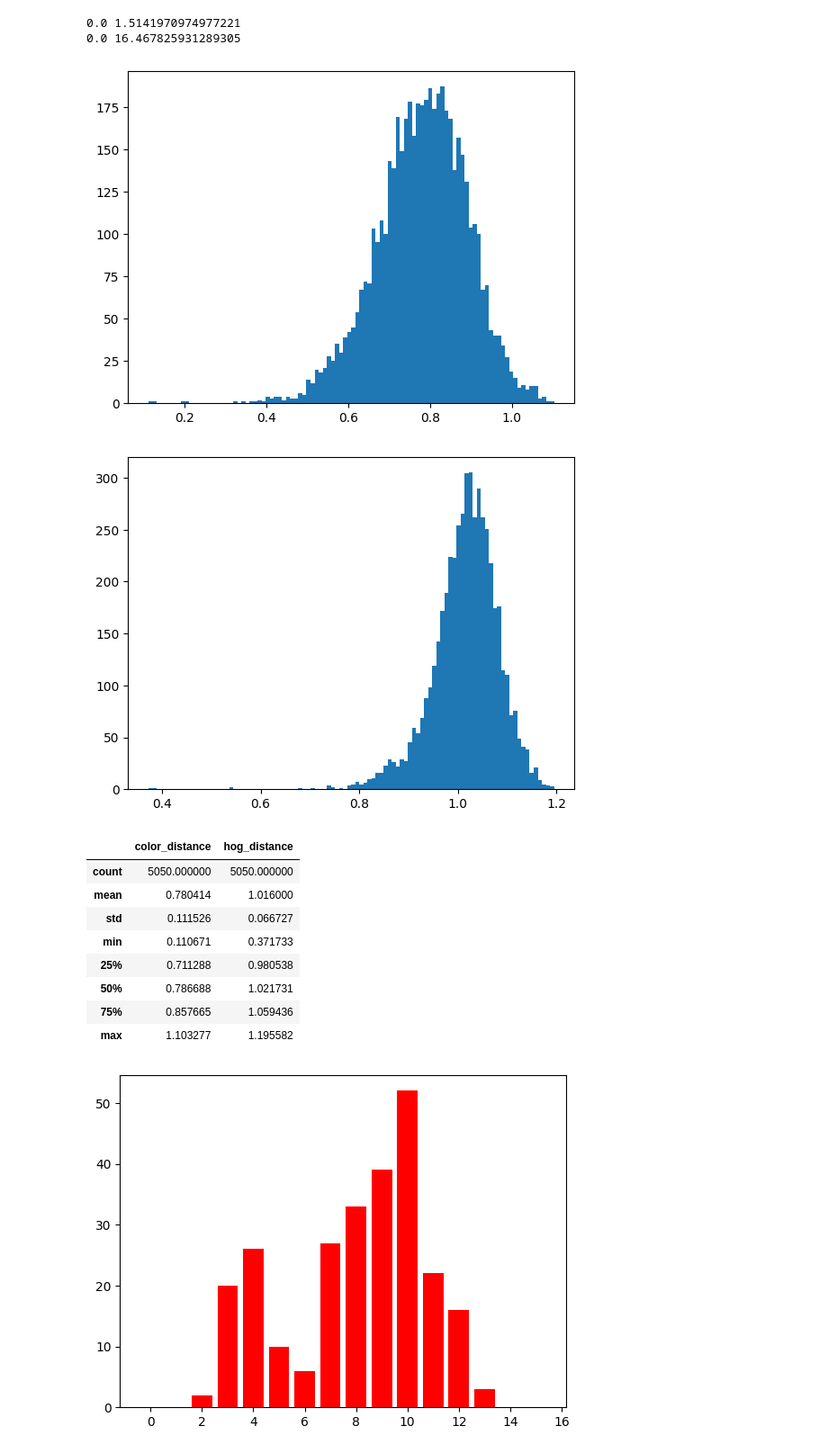
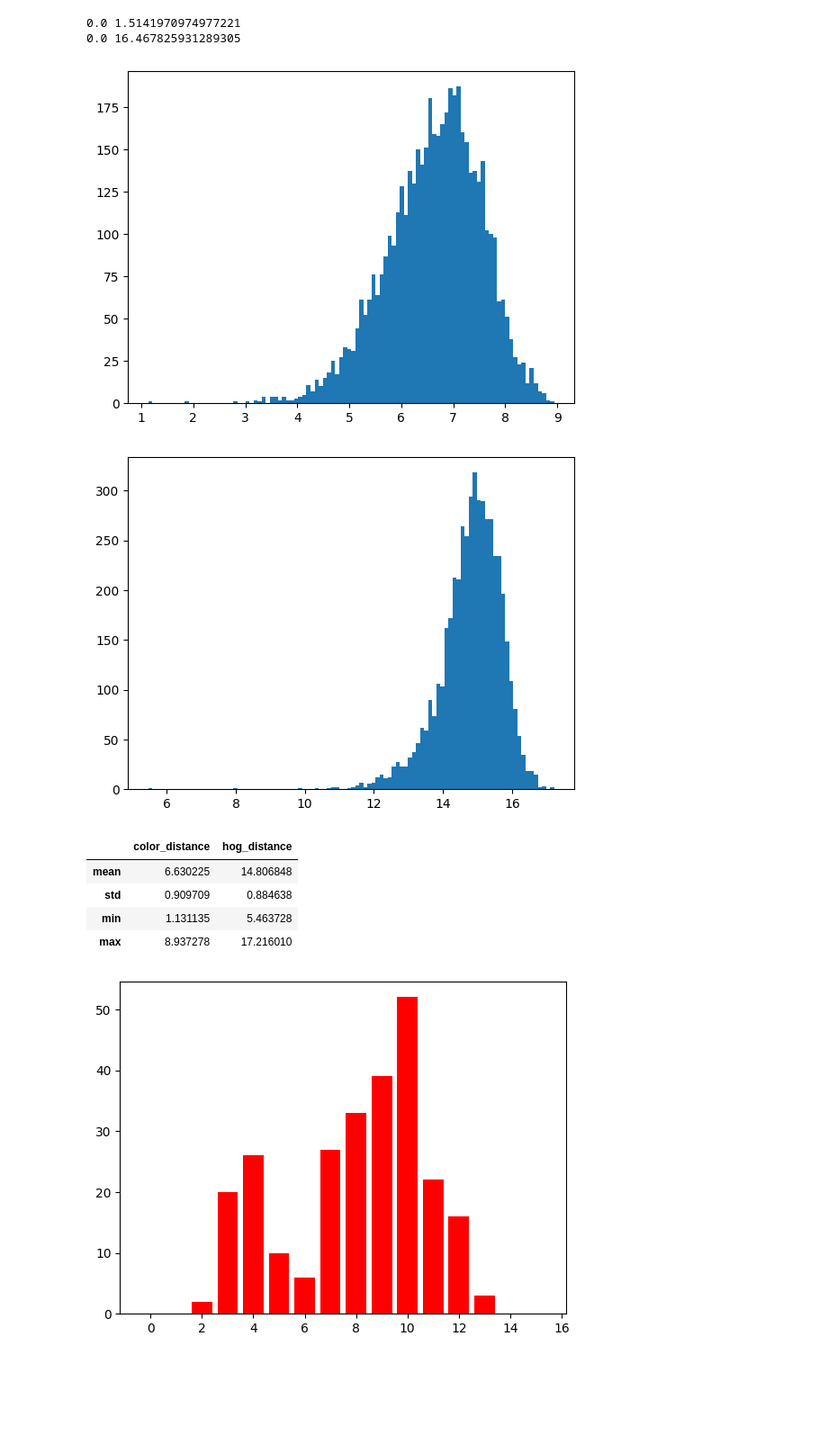
Before and after one commit to Khanhnvtb/Flower-classification-system, a Jupyter notebook: test.ipynb, the cells around one changed output. Shown: that part at 90% size. Drawn from its saved outputs; the diff is of its cells as text; code cells hidden in the pictures; blank space fills up the shorter version.

```diff
--- a/test.ipynb
+++ b/test.ipynb
@@ -80,8 +80,8 @@ color_feature = feature.color_histogram(image1)
 hog_feature = feature.hog(image1)
 
 list_distance = []
-color_distance = []
-hog_distance = []
+list_color_distance = []
+list_hog_distance = []
 
 for data in feature_data:
     label = data['label']
@@ -94,14 +94,14 @@ for data in feature_data:
 
     list_distance.append((label, distance))
 
-    color_distance.append(distance_color)
-    hog_distance.append(distance_hog)
+    list_color_distance.append(distance_color)
+    list_hog_distance.append(distance_hog)
 
 list_distance.sort(key=lambda x: x[1])
 list_distance = list_distance[:5]
 # print(list_distance)
-print(min(color_distance),  max(color_distance))
-print(min(hog_distance),  max(hog_distance))
+print(min(list_color_distance),  max(list_color_distance))
+print(min(list_hog_distance),  max(list_hog_distance))
 # %% [output]
 0.0 1.5141970974977221
 0.0 16.467825931289305
@@ -110,21 +110,23 @@ import json
 import numpy as np
 
 # Đọc dữ liệu từ file JSON
-with open('data2.json', 'r') as f:
+
+with open('data3.json', 'r', encoding='utf-8') as f:
     data = json.load(f)
     data = data['data']
 
-color_distance = []
-hog_distance = []
+list_color_distance = []
+list_hog_distance = []
+
 for i in range(len(data)):
     for j in range(i+1, len(data)):
-        color_feature1 = np.array(data[i]['color_feature']) / np.linalg.norm(np.array(data[i]['color_feature']))
-        color_feature2 = np.array(data[j]['color_feature']) / np.linalg.norm(np.array(data[j]['color_feature']))
-        hog_feature1 = np.array(data[i]['hog_feature']) / np.linalg.norm(np.array(data[i]['hog_feature']))
-        hog_feature2 = np.array(data[j]['hog_feature']) / np.linalg.norm(np.array(data[j]['hog_feature']))
+        color_feature1 = np.array(data[i]['color_feature'])
+        color_feature2 = np.array(data[j]['color_feature'])
+        hog_feature1 = np.array(data[i]['hog_feature'])
+        hog_feature2 = np.array(data[j]['hog_feature'])
 
         distance_color = np.linalg.norm(color_feature1 - color_feature2)
         distance_hog = np.linalg.norm(hog_feature1 - hog_feature2)
 
-        color_distance.append(distance_color)
-        hog_distance.append(distance_hog)
+        list_color_distance.append(distance_color)
+        list_hog_distance.append(distance_hog)
@@ -133,33 +133,28 @@ color_distance.sort()
 # %%
-
 # trực quan phân bố color_distance
 import matplotlib.pyplot as plt
-plt.hist(color_distance, bins=100)
+plt.hist(list_color_distance, bins=100)
 plt.show()
 # %% [output]
-[figure, old version]
+[figure, new version]
 # %%
 # trực quan phân bố color_distance
 import matplotlib.pyplot as plt
-plt.hist(hog_distance, bins=100)
+plt.hist(list_hog_distance, bins=100)
 plt.show()
 # %% [output]
-[figure, old version]
+[figure, new version]
 # %%
 import pandas as pd
 
-df = pd.DataFrame({'color_distance': color_distance, 'hog_distance': hog_distance})
-df.describe()
+df = pd.DataFrame({'color_distance': list_color_distance, 'hog_distance': list_hog_distance})
+df.describe().loc[['mean', 'std', 'min', 'max']]
 # %% [output]
 |  | color_distance | hog_distance |
-| count | 5050.000000 | 5050.000000 |
-| mean | 0.780414 | 1.016000 |
-| std | 0.111526 | 0.066727 |
-| min | 0.110671 | 0.371733 |
-| 25% | 0.711288 | 0.980538 |
-| 50% | 0.786688 | 1.021731 |
-| 75% | 0.857665 | 1.059436 |
-| max | 1.103277 | 1.195582 |
+| mean | 6.630225 | 14.806848 |
+| std | 0.909709 | 0.884638 |
+| min | 1.131135 | 5.463728 |
+| max | 8.937278 | 17.216010 |
 # %%
 from PIL import Image
 import numpy as np
```
Also changed, not shown: parts of 2 cells of this notebook, 13 other files.
